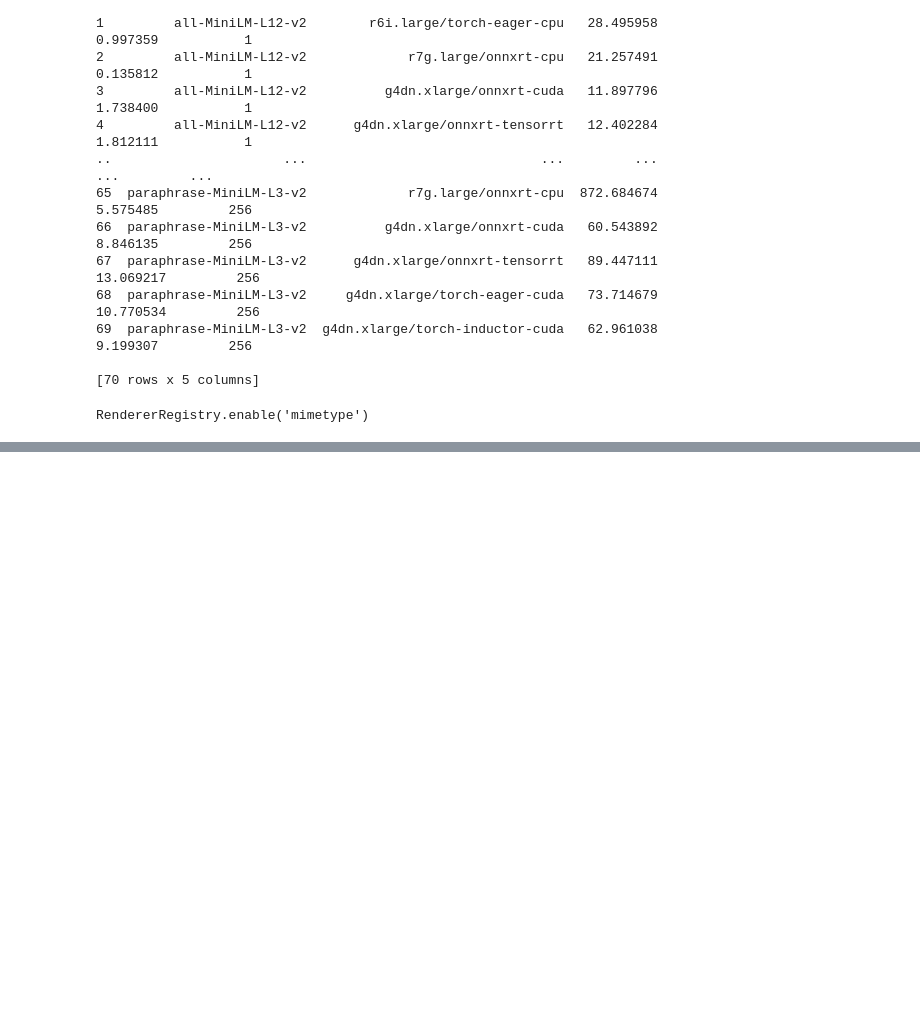
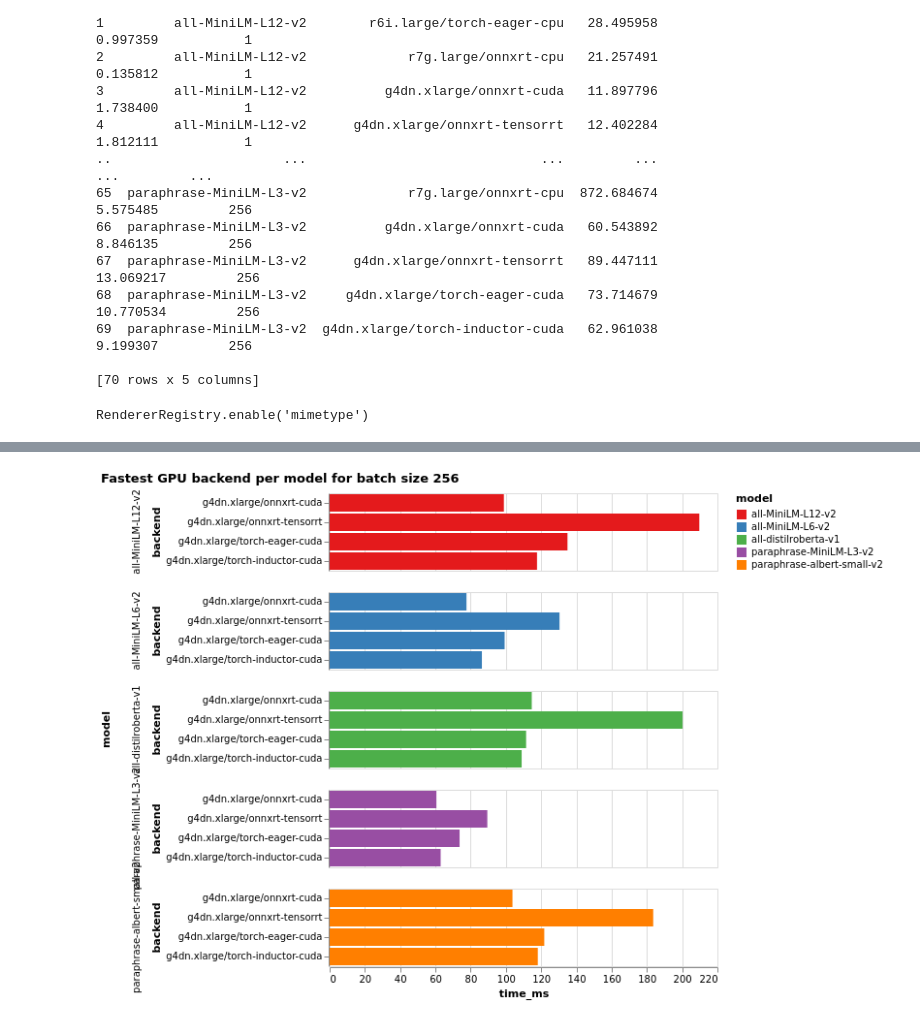
Before and after one commit to octoml/octoml-profile, a Jupyter notebook: examples/sentence_transformers/SentenceTransformerEval.ipynb, the cells around one changed output, grey strips where cells are left out. Drawn from its saved outputs; the diff is of its cells as text; code cells hidden in the pictures; blank space fills up the shorter version.

```diff
--- a/examples/sentence_transformers/SentenceTransformerEval.ipynb
+++ b/examples/sentence_transformers/SentenceTransformerEval.ipynb
@@ -204,3 +210,17 @@ alt.Chart(df[df['batch_size'] == 256]).mark_bar().encode(
+# %%
+df_256 = df[df['batch_size'] == 256]
+df_256_cpu = df_256[df_256['backend'].str.contains('cpu') == False]
+alt.Chart(df_256_cpu).mark_bar().encode(
+    y='backend',
+    x='time_ms',
+    color='model',
+    row='model',
+).properties(title='Fastest GPU backend per model for batch size 256'
+).configure_range(
+    category={'scheme': 'set1'}
+)
+# %% [output]
+[figure, added]
 # %%
 alt.Chart(df[df['batch_size'] == 256]).mark_point(size=60).encode(
     x='dollar_cost_per_million_requests',
```
Also changed, not shown: parts of 7 cells of this notebook.
